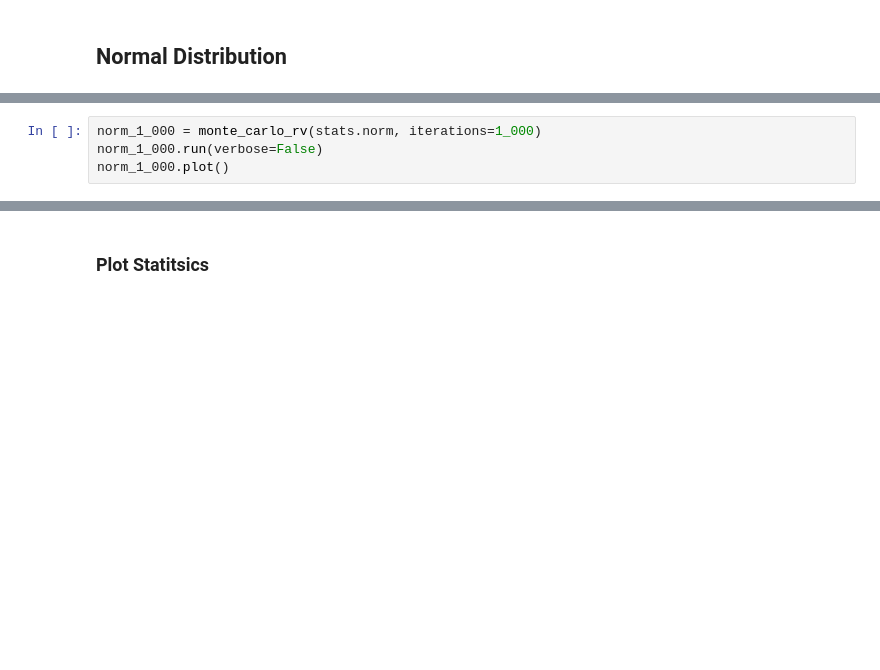
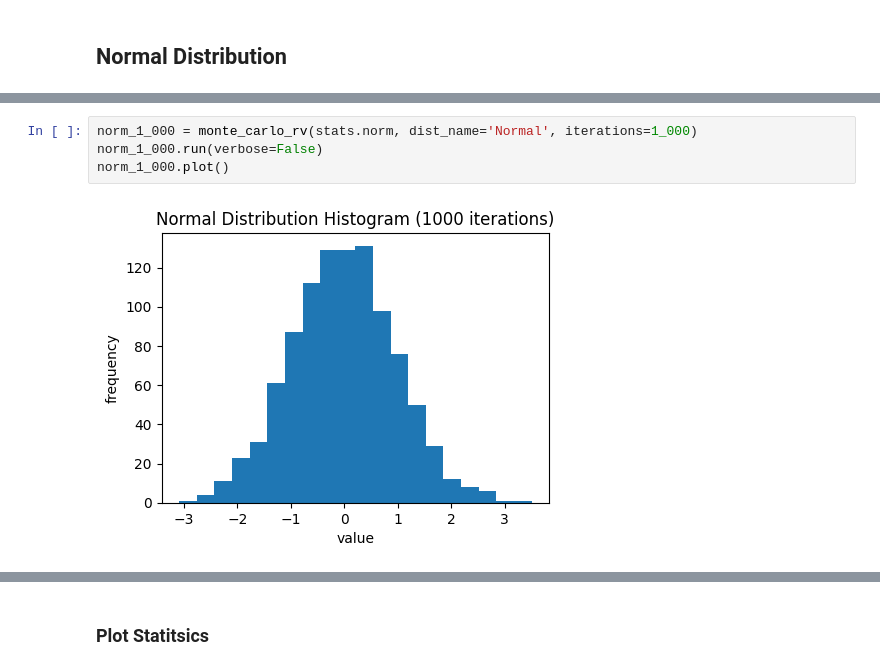
Before and after one commit to cdpowell/RandomGen, a Jupyter notebook: scripts/data_figures.ipynb, the cells around one changed output, grey strips where cells are left out. Saved outputs shown, nothing was run; the diff lists cells and outputs as text; blank space fills up the shorter version.

```diff
--- a/scripts/data_figures.ipynb
+++ b/scripts/data_figures.ipynb
@@ -22,5 +28,7 @@ norm_100.plot()
 # %%
-norm_1_000 = monte_carlo_rv(stats.norm, iterations=1_000)
+norm_1_000 = monte_carlo_rv(stats.norm, dist_name='Normal', iterations=1_000)
 norm_1_000.run(verbose=False)
 norm_1_000.plot()
+# %% [output]
+[figure, added]
 # %%
```
Also changed, not shown: parts of 30 cells of this notebook.
